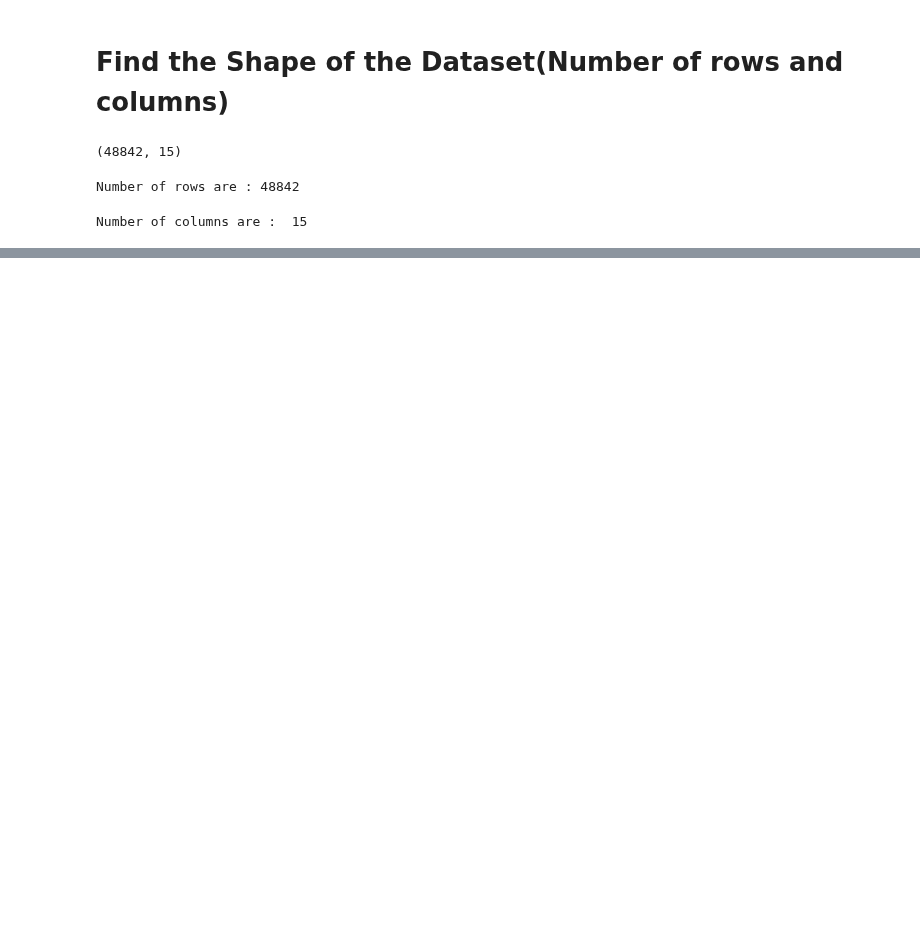
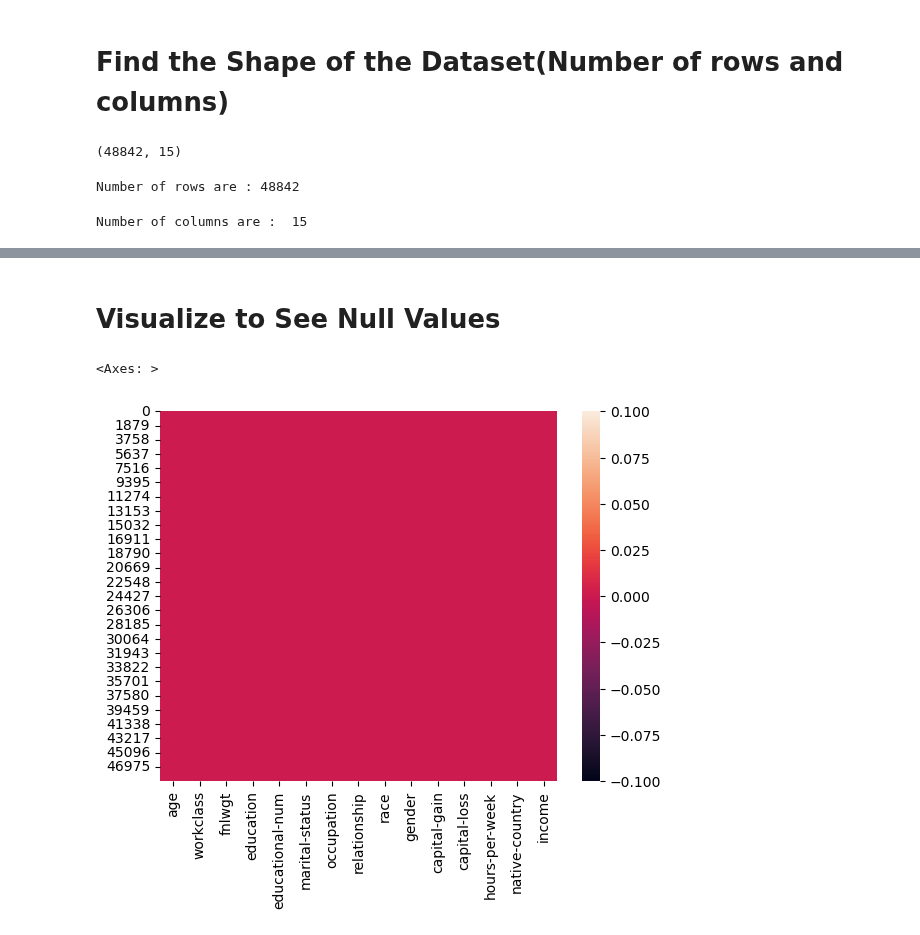
Before and after one commit to Abricos-gt/Data_Science_projects, a Jupyter notebook: Pandas_Project3.ipynb, the cells around one changed output, grey strips where cells are left out. Drawn from its saved outputs; the diff is of its cells as text; code cells hidden in the pictures; blank space fills up the shorter version.

```diff
--- a/Pandas_Project3.ipynb
+++ b/Pandas_Project3.ipynb
@@ -61,0 +166,7 @@ Number of columns are :  15
+# %% [markdown]
+# Visualize to See Null Values
+# %%
+sns.heatmap(df.isnull())
+# %% [output]
+<Axes: >
+[figure, added]
```
Also changed, not shown: parts of 10 cells of this notebook.
